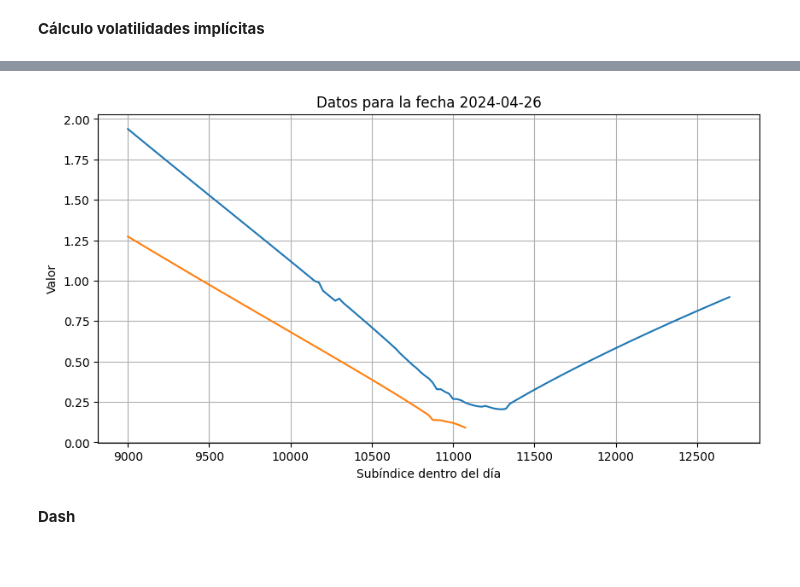
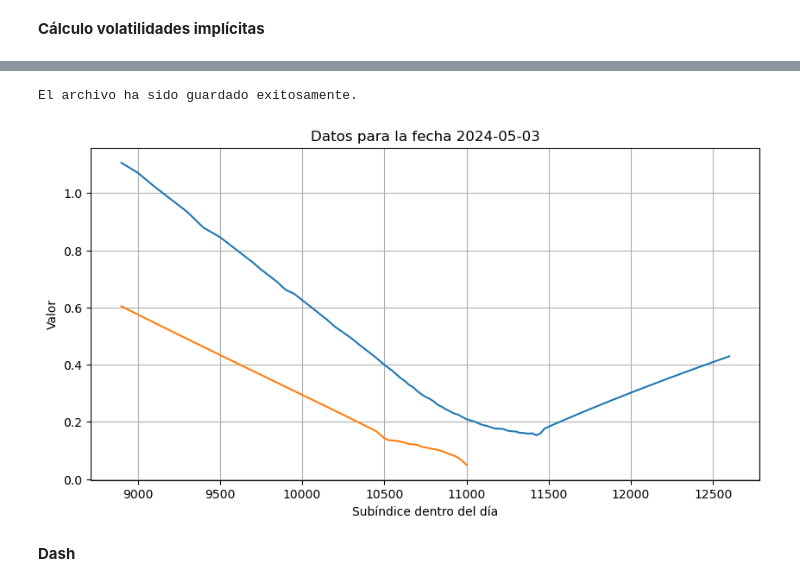
Before and after one commit to aperezcoscu/Practica-3, a Jupyter notebook: Practica.ipynb, the cells around one changed output, grey strips where cells are left out. Drawn from its saved outputs; the diff is of its cells as text; code cells hidden in the pictures; blank space fills up the shorter version.

```diff
--- a/Practica.ipynb
+++ b/Practica.ipynb
@@ -229,6 +361,24 @@ def implied_volatility(option_price, S, K, T, r, option_type):
 # %%
 price_sub = df_futuros.loc[0, 'Ant']
 rfr = 0
+# %%
+try:
+    # Leer el archivo, especificando el separador y el carácter decimal
+    df_opciones = pd.read_csv('opciones_mini_ibex_35.csv', on_bad_lines='skip')
+
+    # Convertir la columna 'Fecha' a datetime
+    df_opciones['Fecha'] = pd.to_datetime(df_opciones['Fecha'])
+
+    # Establecer la columna 'Fecha' como el índice del DataFrame
+    df_opciones.set_index('Fecha', inplace=True)
+
+    # Convertir todas las columnas numéricas asegurándose de que son tratadas como float
+    cols_numericas = df_opciones.columns.drop('Fecha', errors='ignore')  # Excluir la columna de fecha, ahora índice
+    df_opciones[cols_numericas] = df_opciones[cols_numericas].apply(pd.to_numeric, errors='coerce')
+
+
+except Exception as e:
+    pass
 # %%
 # Calcular la volatilidad implícita para cada opción en combined_df
 df_opciones['Vol_call'] = df_opciones.apply(lambda row: implied_volatility(row['Precio_call'], price_sub, row['Strike'], row['T'], rfr, 'call'), axis=1)
@@ -253,25 +410,35 @@ volatilidades
 806 rows × 3 columns
+# %%
+try:
+    # Asumiendo que df_opciones ya está correctamente procesado y configurado
+    # Guardar el DataFrame en un archivo CSV, incluyendo el índice
+    volatilidades.to_csv('volatilidades.csv', index=True)
+    print("El archivo ha sido guardado exitosamente.")
+except Exception as e:
+    print("Error al guardar el archivo:", e)
+# %% [output]
+El archivo ha sido guardado exitosamente.
 # %%
 # Paso 1: Definir la fecha que quieres graficar
-fecha_deseada = '2024-04-26'  # Cambia esta fecha según tus necesidades
+fecha_deseada = '2024-05-03'  # Cambia esta fecha según tus necesidades
 
 # Paso 2: Filtrar los datos para la fecha seleccionada
 datos_filtrados_call = volatilidades.loc[fecha_deseada]
 datos_filtrados_put = volatilidades.loc[fecha_deseada]
 
 # Paso 3: Graficar los datos
 plt.figure(figsize=(10, 5))  # Configura el tamaño del gráfico como desees
 plt.plot(datos_filtrados_call['Strike'], datos_filtrados_call['Vol_call'], linestyle='-')
 plt.plot(datos_filtrados_put['Strike'], datos_filtrados_put['Vol_put'], linestyle='-')
 # Asegúrate de reemplazar 'tu_columna_de_datos' con el nombre de la columna real que deseas graficar
 
 plt.title(f'Datos para la fecha {fecha_deseada}')
 plt.xlabel('Subíndice dentro del día')  # Ajusta según la estructura de tu DataFrame
 plt.ylabel('Valor')  # Ajusta este label según los datos que estás graficando
 plt.grid(True)
 plt.show()
 # %% [output]
-[figure, old version]
+[figure, new version]
 # %% [markdown]
 **Dash**
 # %%
```
Also changed, not shown: parts of 9 cells of this notebook, 6 other files.
